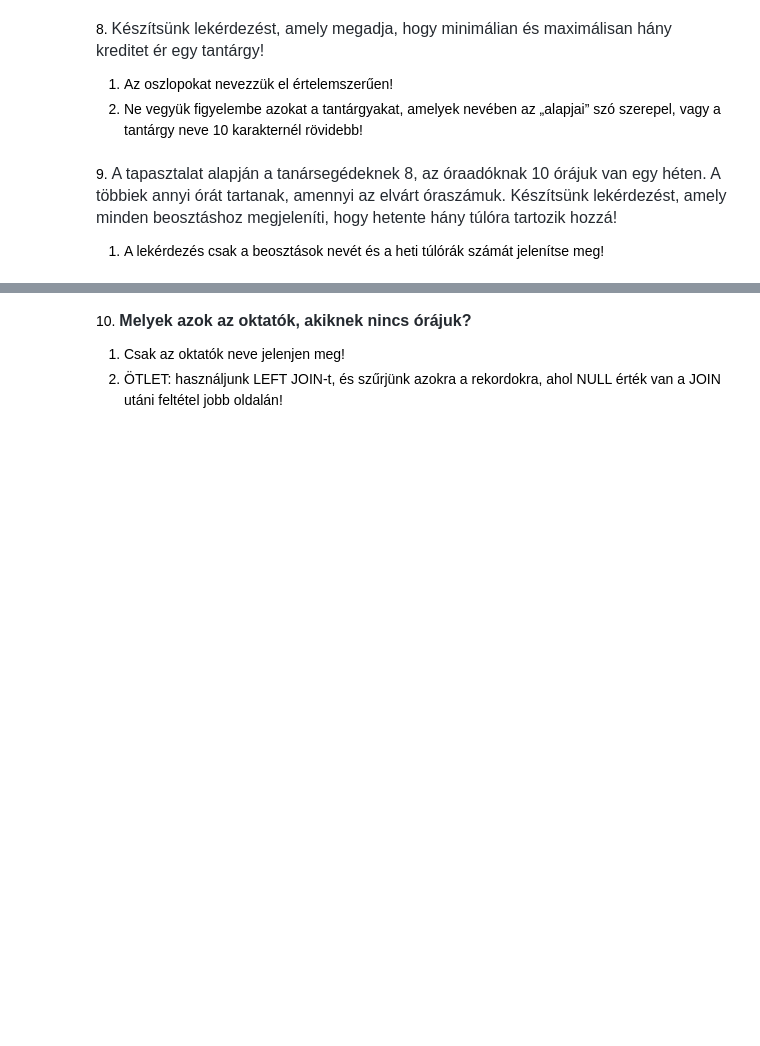
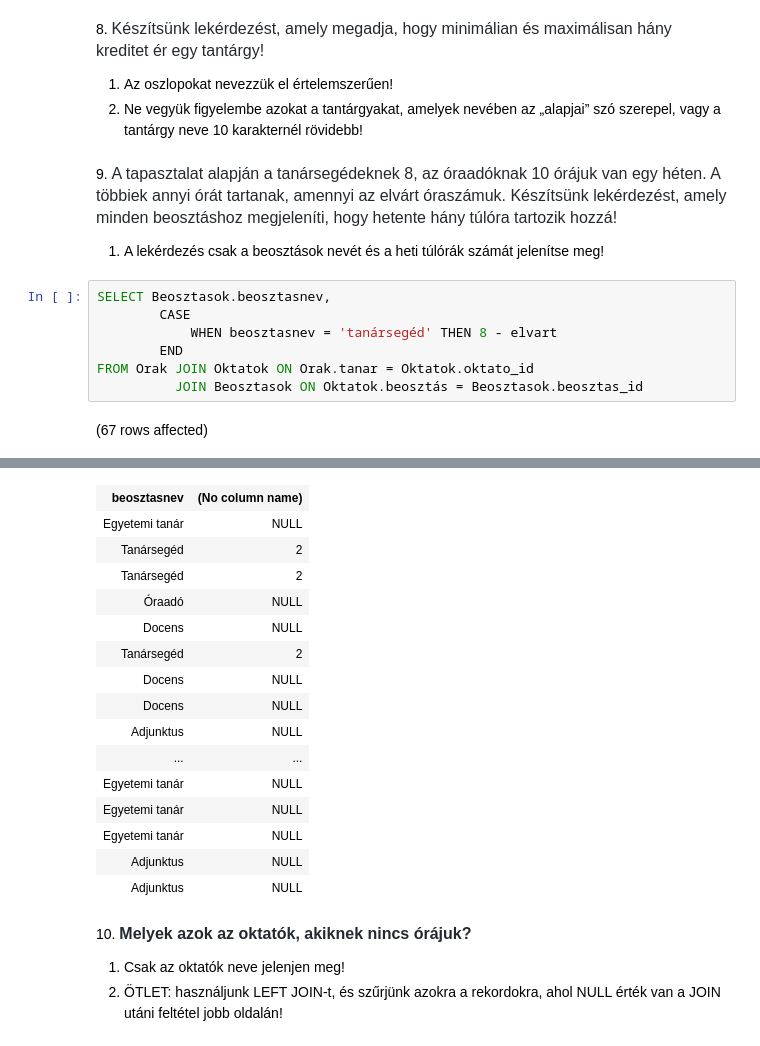
Before and after one commit to onlyux/adatbazisK, a Jupyter notebook: gyakorlat02_feladatok .ipynb, the cells around one changed output, grey strips where cells are left out. Drawn from its saved outputs; the diff is of its cells as text; blank space fills up the shorter version.

```diff
--- a/gyakorlat02_feladatok .ipynb
+++ b/gyakorlat02_feladatok .ipynb
@@ -102,3 +102,12 @@ Total execution time: 00:00:00.017
 9. <span style="color: rgb(36, 41, 47); font-family: -apple-system, BlinkMacSystemFont, &quot;Segoe UI&quot;, Helvetica, Arial, sans-serif, &quot;Apple Color Emoji&quot;, &quot;Segoe UI Emoji&quot;; font-size: 16px;">A tapasztalat alapján a tanársegédeknek 8, az óraadóknak 10 órájuk van egy héten. A többiek annyi órát tartanak, amennyi az elvárt óraszámuk. Készítsünk lekérdezést, amely minden beosztáshoz megjeleníti, hogy hetente hány túlóra tartozik hozzá!</span>
 
 1. A lekérdezés csak a beosztások nevét és a heti túlórák számát jelenítse meg!
+# %%
+SELECT Beosztasok.beosztasnev,
+        CASE
+            WHEN beosztasnev = 'tanársegéd' THEN 8 - elvart
+        END
+FROM Orak JOIN Oktatok ON Orak.tanar = Oktatok.oktato_id
+          JOIN Beosztasok ON Oktatok.beosztás = Beosztasok.beosztas_id
+# %% [output]
+(67 rows affected)
@@ -105,3 +115,19 @@ Total execution time: 00:00:00.017
+| beosztasnev | (No column name) |
+| Egyetemi tanár | NULL |
+| Tanársegéd | 2 |
+| Tanársegéd | 2 |
+| Óraadó | NULL |
+| Docens | NULL |
+| Tanársegéd | 2 |
+| Docens | NULL |
+| Docens | NULL |
+| Adjunktus | NULL |
+| ... | ... |
+| Egyetemi tanár | NULL |
+| Egyetemi tanár | NULL |
+| Egyetemi tanár | NULL |
+| Adjunktus | NULL |
+| Adjunktus | NULL |
 # %% [markdown]
 10. <span style="font-weight: 600; color: rgb(36, 41, 47); font-family: -apple-system, BlinkMacSystemFont, &quot;Segoe UI&quot;, Helvetica, Arial, sans-serif, &quot;Apple Color Emoji&quot;, &quot;Segoe UI Emoji&quot;; font-size: 16px;">Melyek azok az oktatók, akiknek nincs órájuk?</span>
 
```
Also changed, not shown: parts of 1 cell of this notebook.
